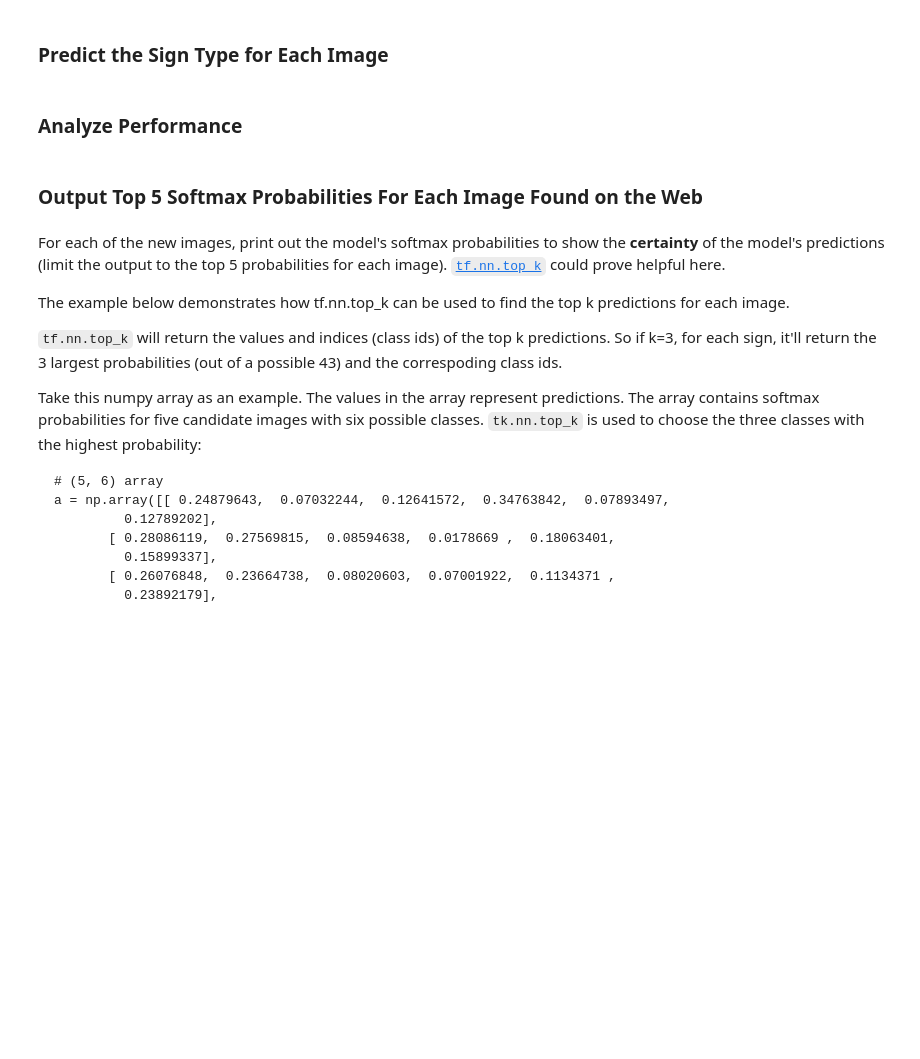
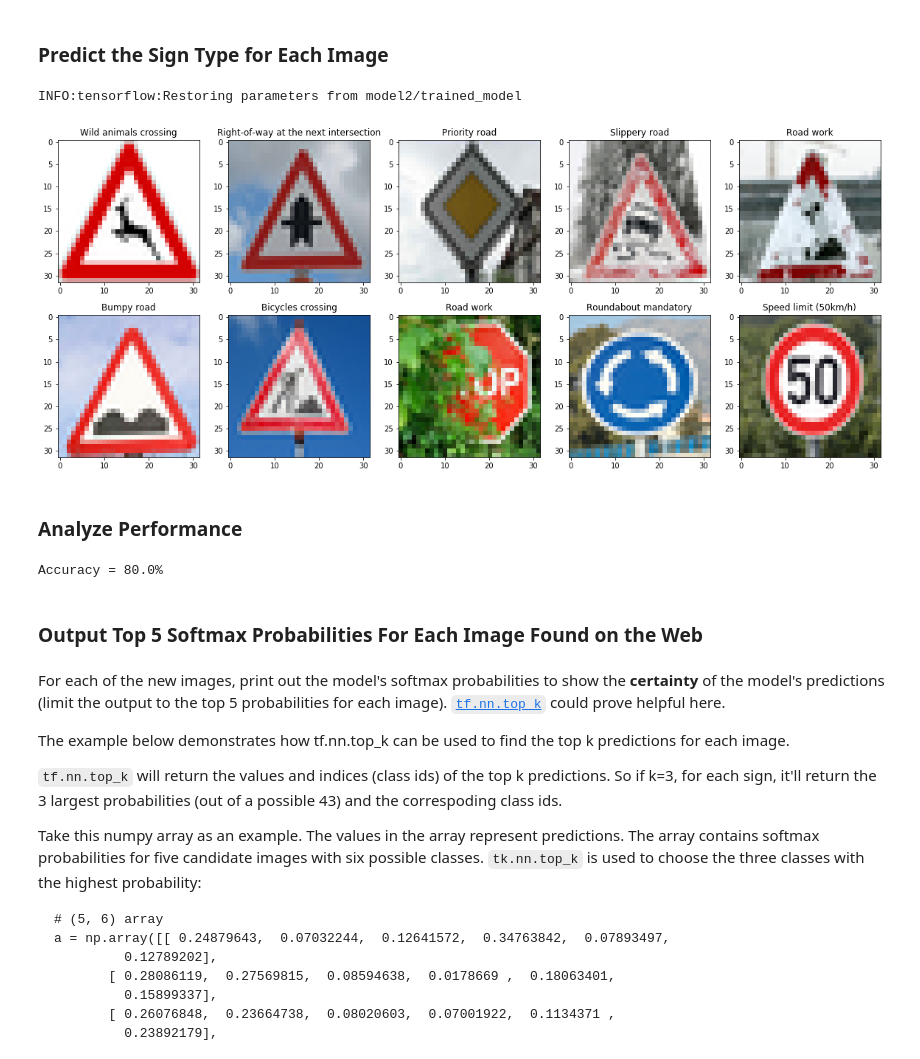
Before and after one commit to camigord/Self-Driving-Car-Nanodegree, a Jupyter notebook: P2-Traffic-Sign-Recognition/Traffic_Sign_Classifier.ipynb, the cells around one changed output. Saved outputs shown, nothing was run; the diff lists cells and outputs as text; code cells hidden in the pictures; blank space fills up the shorter version.

```diff
--- a/P2-Traffic-Sign-Recognition/Traffic_Sign_Classifier.ipynb
+++ b/P2-Traffic-Sign-Recognition/Traffic_Sign_Classifier.ipynb
@@ -292,2 +429,23 @@ You may find `signnames.csv` useful as it contains mappings from the class id (i
+# %%
+with tf.Session() as sess:
+    saver.restore(sess, tf.train.latest_checkpoint('model2/'))
+
+    out_logits = sess.run(logits, feed_dict={x: new_test_set, keep_prob: 1.0})
+
+
+predictions = np.argmax(out_logits,1)
+
+df = pd.read_csv('signnames.csv')
+
+plt.figure(figsize=(20,8))
+for i in range(new_test_set.shape[0]):
+    image = new_test_set[i].squeeze()
+    label = df.loc[predictions[i]]['SignName']
+    plt.subplot(2,5,i+1)
+    plt.imshow(image)
+    plt.title(label)
+# %% [output]
+INFO:tensorflow:Restoring parameters from model2/trained_model
+[figure, added]
 # %% [markdown]
 ### Analyze Performance
@@ -297,3 +452,8 @@ You may find `signnames.csv` useful as it contains mappings from the class id (i
+# %%
+accuracy = np.sum(predictions == ground_truth) / new_test_set.shape[0]
+print('Accuracy = {0}%'.format(accuracy * 100))
+# %% [output]
+Accuracy = 80.0%
 # %% [markdown]
 ### Output Top 5 Softmax Probabilities For Each Image Found on the Web
 # %% [markdown]
```
Also changed, not shown: parts of 26 cells of this notebook, 19 other files.
